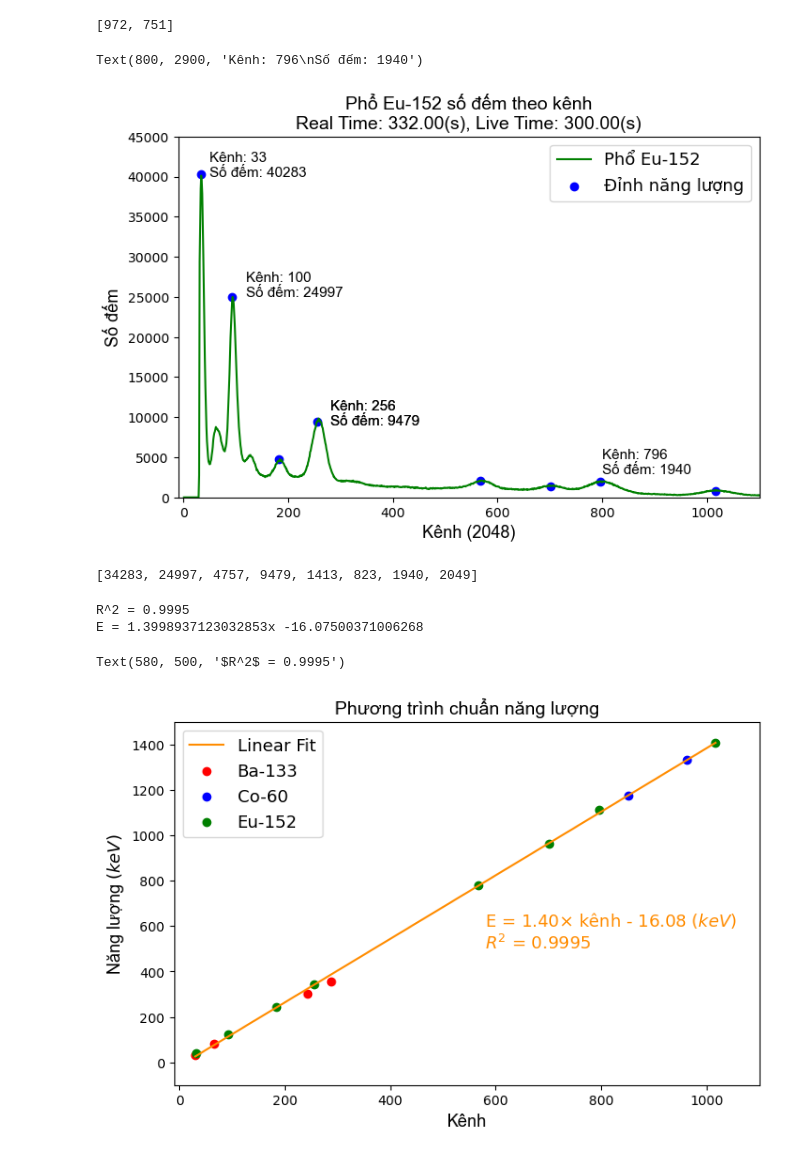
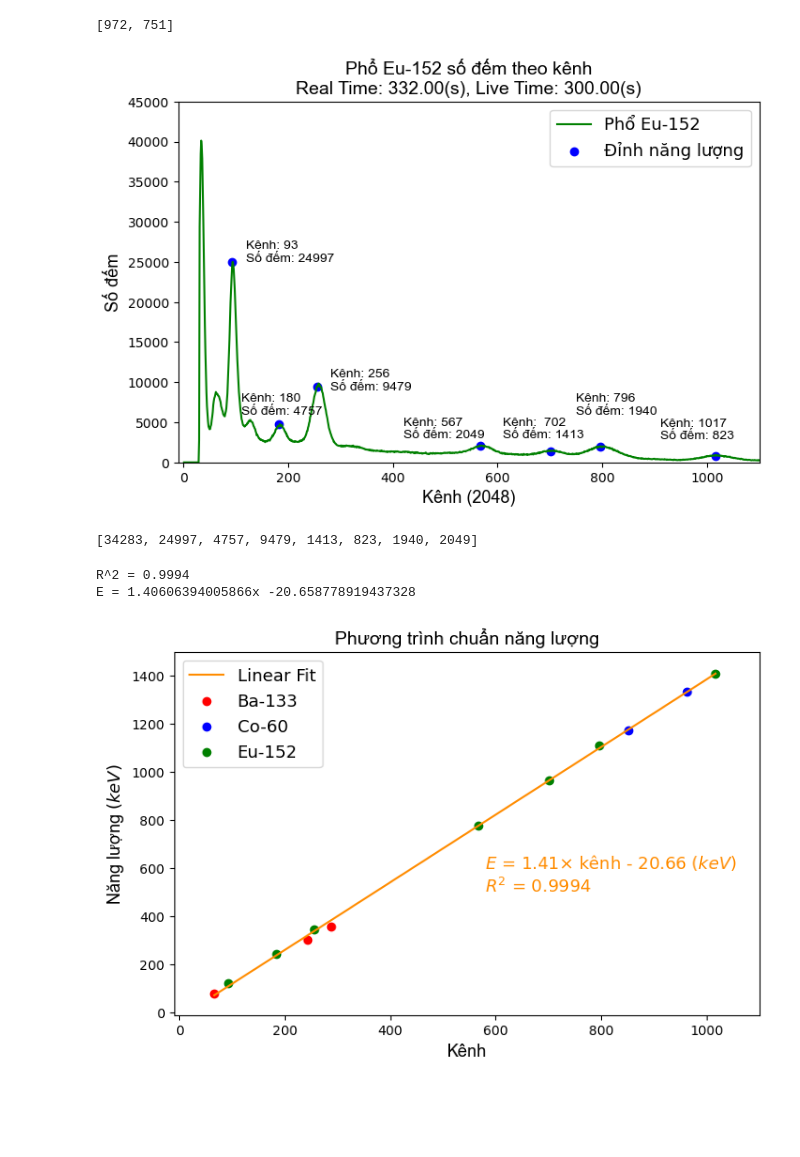
Before and after one commit to danganminh/Data, a Jupyter notebook: UpLoadGitHub/FinalThucTap1.ipynb, the cells around one changed output. Cells and saved outputs as stored; diff of their text form; code cells hidden in the pictures; blank space fills up the shorter version.

```diff
--- a/UpLoadGitHub/FinalThucTap1.ipynb
+++ b/UpLoadGitHub/FinalThucTap1.ipynb
@@ -94,8 +95,8 @@ x_eu = np.linspace(1, len(y_eu), len(y_eu))
 plt.plot(x_eu, y_eu, color='green', label='Phổ Eu-152')
 
 # peaks
-c_eu = [34283+6000, 24997, 4757, 9479, 1413, 823, 1940, 2049]
-ch_eu = [31+2, 93, 183, 256, 702, 1017, 796, 567]
+c_eu = [24997, 4757, 9479, 1413, 823, 1940, 2049]
+ch_eu = [93, 183, 256, 702, 1017, 796, 567]
 
 plt.scatter(ch_eu, c_eu, color='blue', label='Đỉnh năng lượng')
 
@@ -107,14 +108,18 @@ plt.xlabel('Kênh (2048)', fontname='arial', fontsize=13)
 plt.ylabel('Số đếm', fontname='arial', fontsize=13)
 plt.legend(fontsize=13)
 
-plt.text(50, 40000, 'Kênh: 33' + '\n' + 'Số đếm: 40283', fontname='arial', fontsize=11)
-plt.text(120, 25000, 'Kênh: 100' + '\n' + 'Số đếm: 24997', fontname='arial', fontsize=11)
-plt.text(280, 9000, 'Kênh: 256' + '\n' + 'Số đếm: 9479', fontname='arial', fontsize=11)
-plt.text(280, 9000, 'Kênh: 256' + '\n' + 'Số đếm: 9479', fontname='arial', fontsize=11)
-plt.text(800, 2900, 'Kênh: 796' + '\n' + 'Số đếm: 1940', fontname='arial', fontsize=11)
+
+plt.text(120, 25000, 'Kênh: 93' + '\n' + 'Số đếm: 24997', fontname='arial', fontsize=10)
+plt.text(110, 6000, 'Kênh: 180' + '\n' + 'Số đếm: 4757', fontname='arial', fontsize=10)
+plt.text(280, 9000, 'Kênh: 256' + '\n' + 'Số đếm: 9479', fontname='arial', fontsize=10)
+plt.text(750, 6000, 'Kênh: 796' + '\n' + 'Số đếm: 1940', fontname='arial', fontsize=10)
+plt.text(420, 3000, 'Kênh: 567' + '\n' + 'Số đếm: 2049', fontname='arial', fontsize=10)
+plt.text(610, 3000, 'Kênh:  702' + '\n' + 'Số đếm: 1413', fontname='arial', fontsize=10)
+plt.text(910, 2900, 'Kênh: 1017' + '\n' + 'Số đếm: 823', fontname='arial', fontsize=10)
+
+#plt.savefig('Eu-152-Plot_cn.png', dpi=300)
 # %% [output]
-Text(800, 2900, 'Kênh: 796\nSố đếm: 1940')
-[figure, old version]
+[figure, new version]
 # %%
 ch_eu = [31, 93, 183, 256, 702, 1017, 796, 567]
 def counst():
@@ -129,8 +134,8 @@ print(counst())
 plt.figure(figsize=[8, 5])
 
 # Ba-133
-# E = 30.9731, 80.9979, 302.8508, 356.0129
-# ch = 30, 66, 242, 287
+# E =80.9979, 302.8508, 356.0129
+# ch =66, 242, 287
 
 # Cobalt-60
 # E = 1173.228, 1332.492
@@ -140,11 +145,11 @@ plt.figure(figsize=[8, 5])
 # E = 40.1186, 121.7817, 244.6974, 344.2785, 964.079, 1408.013, 1112.076, 778.9045
 # ch = 31, 93, 183, 256, 702, 1017, 796, 567
 
-e_sor = sorted([30.9731, 80.9979, 302.8508, 356.0129, 1173.228, 1332.492, 40.1186, 121.7817, 244.6974, 344.2785, 964.079, 1408.013, 1112.076, 778.9045])
-ch_sor = sorted([30, 66, 242, 287, 851, 962, 31, 93, 183, 256, 702, 1017, 796, 567])
+e_sor = sorted([80.9979, 302.8508, 356.0129, 1173.228, 1332.492, 121.7817, 244.6974, 344.2785, 964.079, 1408.013, 1112.076, 778.9045])
+ch_sor = sorted([66, 242, 287, 851, 962, 93, 183, 256, 702, 1017, 796, 567])
 
-E = np.array([30.9731, 40.1186, 80.9979, 121.7817, 244.6974, 302.8508, 344.2785, 356.0129, 778.9045, 964.079, 1112.076, 1173.228, 1332.492, 1408.013])
-ch = np.array([30, 31, 66, 93, 183, 242, 256, 287, 567, 702, 796, 851, 962, 1017])
+E = np.array([80.9979, 121.7817, 244.6974, 302.8508, 344.2785, 356.0129, 778.9045, 964.079, 1112.076, 1173.228, 1332.492, 1408.013])
+ch = np.array([66, 93, 183, 242, 256, 287, 567, 702, 796, 851, 962, 1017])
 
 fit = np.polyfit(ch, E, 1)
 ch_sm = np.linspace(min(ch), max(ch), 1000)
@@ -152,43 +157,44 @@ yfit = fit[0]*ch_sm + fit[1]
 
 #plt.scatter(ch, E, color='black', label='Data')
 plt.plot(ch_sm, yfit, color='darkorange', label='Linear Fit')
 
 y_in = fit[0]*ch + fit[1]
 R2 = 1 - (sum((E-y_in)**2)) / (sum((E-np.mean(E))**2))
 print("R^2 = " + str(round(R2,4)) )
 
 print('E = ' + str(fit[0]) + 'x ' + str(fit[1]))
 
 # scatter Ba-133
-E_ba = [30.9731, 80.9979, 302.8508, 356.0129]
-ch_ba = [30, 66, 242, 287]
+E_ba = [80.9979, 302.8508, 356.0129]
+ch_ba = [66, 242, 287]
 plt.scatter(ch_ba, E_ba, color='red', label='Ba-133')
 
 # scatter Co-60
 E_co = [1173.228, 1332.492]
 ch_co = [851, 962]
 plt.scatter(ch_co, E_co, color='blue', label='Co-60')
 
 #scatter Eu-152
-E_eu = [40.1186, 121.7817, 244.6974, 344.2785, 778.9045, 964.079, 1112.076, 1408.013]
-ch_eu = [31, 93, 183, 256, 567, 702, 796, 1017]
+E_eu = [121.7817, 244.6974, 344.2785, 778.9045, 964.079, 1112.076, 1408.013]
+ch_eu = [93, 183, 256, 567, 702, 796, 1017]
 plt.scatter(ch_eu, E_eu, color='green', label='Eu-152')
 
 plt.title('Phương trình chuẩn năng lượng', fontname='arial', fontsize=14)
 plt.xlabel('Kênh', fontname='arial', fontsize=13)
 plt.ylabel(r'Năng lượng $(keV)$', fontname='arial', fontsize=13)
 plt.legend(fontsize=13)
 plt.xlim([-10, 1100])
-plt.ylim([-100, 1500])
+plt.ylim([-10, 1500])
 
-plt.text(580, 600, r'E = ' + str(round(fit[0], 2)) + r'0$\times$ kênh - ' + str(abs(round(fit[1], 2))) + r' $(keV)$',
+plt.text(580, 600, r'$E$ = ' + str(round(fit[0], 2)) + r'$\times$ kênh - ' + str(abs(round(fit[1], 2))) + r' $(keV)$',
          fontsize=13, color='darkorange')
 plt.text(580, 500, r'$R^2$ = ' + str(round(R2,4)), fontsize=13, color='darkorange')
+
+#plt.savefig('Peak-Plot_cn.png', dpi=300)
 # %% [output]
-R^2 = 0.9995
-E = 1.3998937123032853x -16.07500371006268
+R^2 = 0.9994
+E = 1.40606394005866x -20.658778919437328
-Text(580, 500, '$R^2$ = 0.9995')
-[figure, old version]
+[figure, new version]
 # %%
 plt.figure(figsize=[8, 5])
 
```
Also changed, not shown: parts of 7 cells of this notebook.
